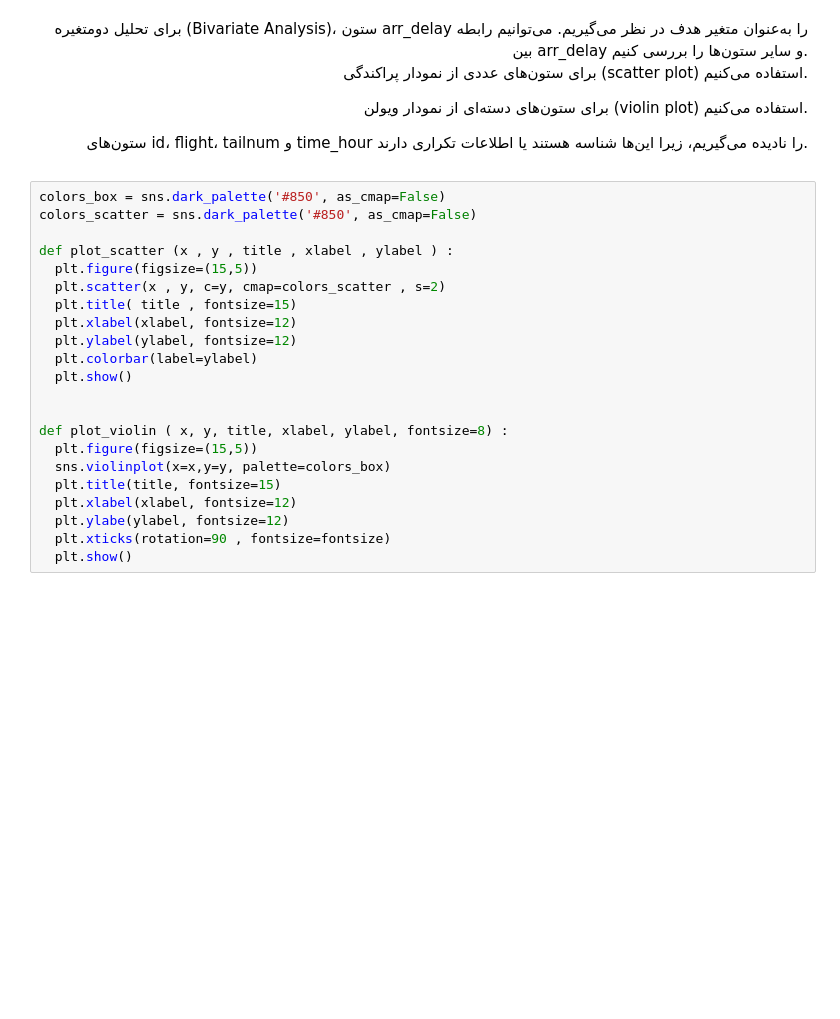
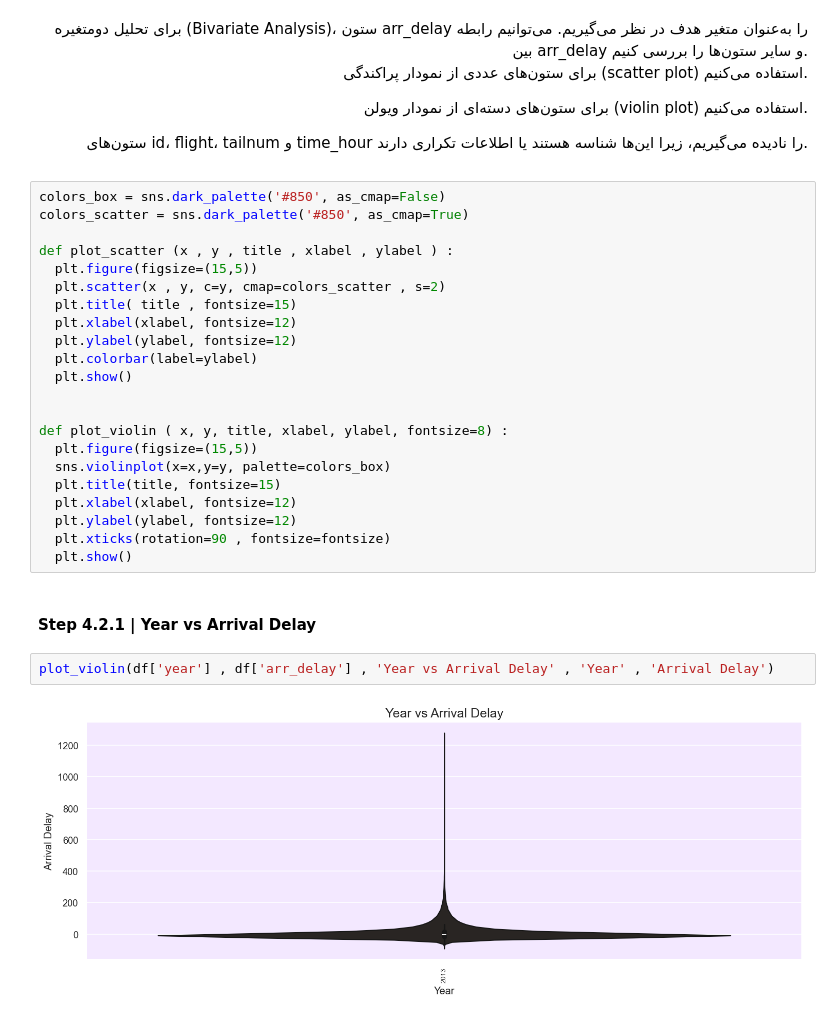
Before and after one commit to ar3haa/EDA-Preprocessing-For-Flights-Data, a Jupyter notebook: data_analysis_for _flights_data.ipynb, the cells around one changed output. Saved outputs shown, nothing was run; the diff lists cells and outputs as text; blank space fills up the shorter version.

Commit message:
EDA (Bivariate Analysis step 4.2.1 - 4.2.8)

```diff
--- a/data_analysis_for _flights_data.ipynb
+++ b/data_analysis_for _flights_data.ipynb
@@ -319,7 +319,7 @@ ____
 </div>
 # %%
 colors_box = sns.dark_palette('#850', as_cmap=False)
-colors_scatter = sns.dark_palette('#850', as_cmap=False)
+colors_scatter = sns.dark_palette('#850', as_cmap=True)
 
 def plot_scatter (x , y , title , xlabel , ylabel ) :
   plt.figure(figsize=(15,5))
@@ -336,6 +336,12 @@ def plot_violin ( x, y, title, xlabel, ylabel, fontsize=8) :
   sns.violinplot(x=x,y=y, palette=colors_box)
   plt.title(title, fontsize=15)
   plt.xlabel(xlabel, fontsize=12)
-  plt.ylabe(ylabel, fontsize=12)
+  plt.ylabel(ylabel, fontsize=12)
   plt.xticks(rotation=90 , fontsize=fontsize)
   plt.show()
+# %% [markdown]
+#### Step 4.2.1 | Year vs Arrival Delay
+# %%
+plot_violin(df['year'] , df['arr_delay'] , 'Year vs Arrival Delay' , 'Year' , 'Arrival Delay')
+# %% [output]
+[figure, added]
```
Also changed, not shown: parts of 22 cells of this notebook.
